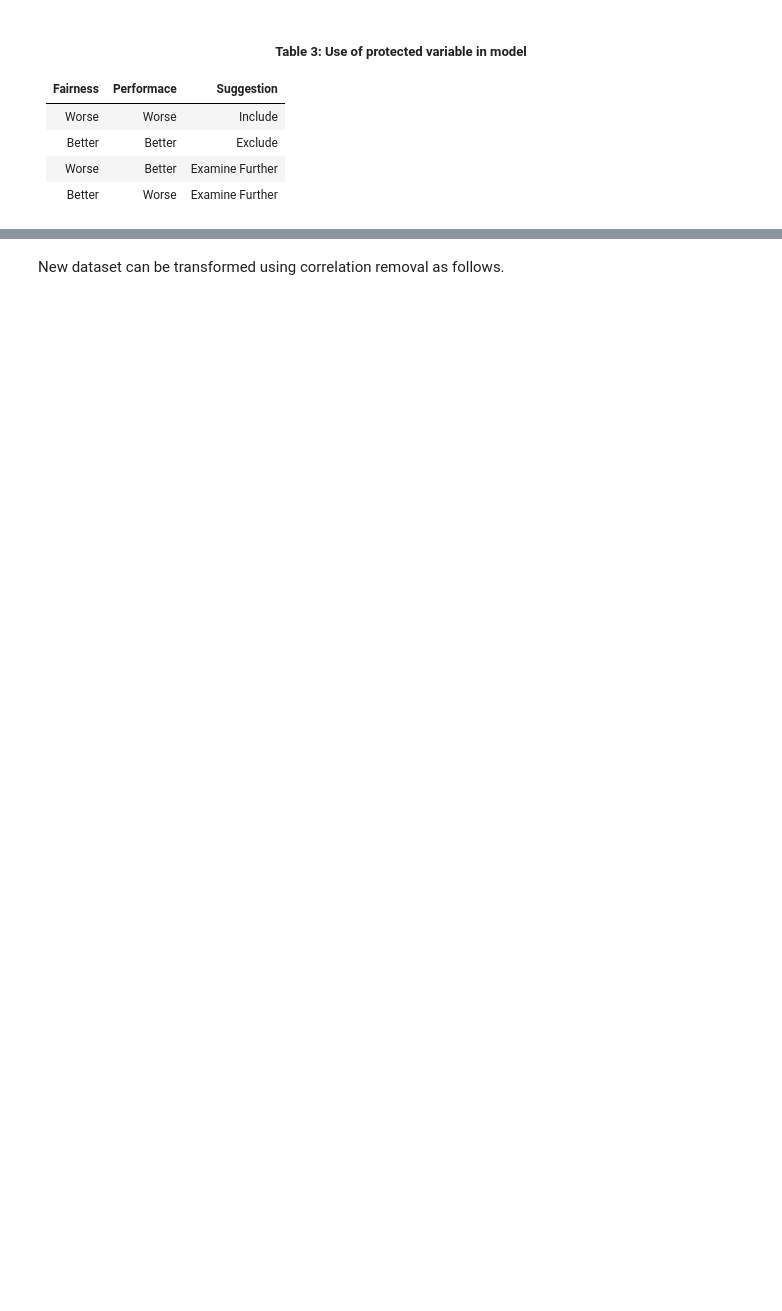
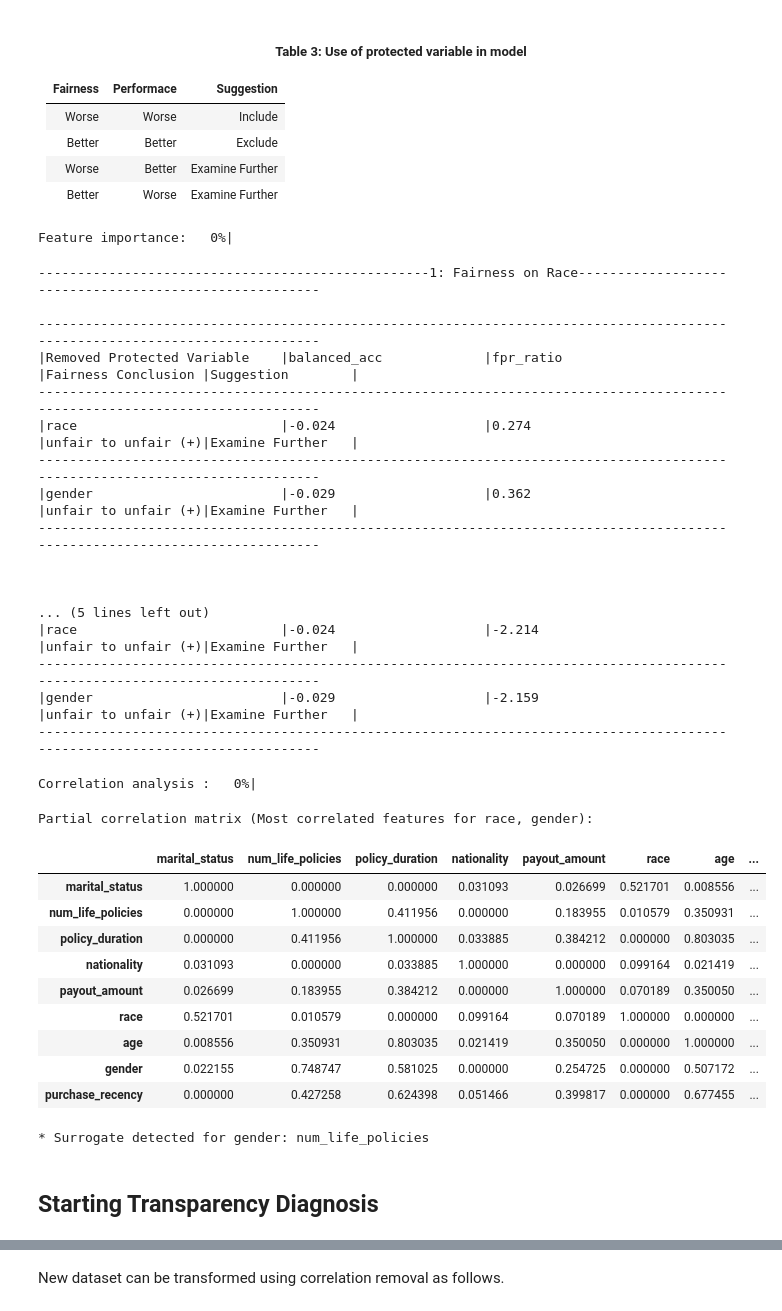
Before and after one commit to mas-veritas2/veritastool, a Jupyter notebook: veritastool/examples/PUW_demo.ipynb, the cells around one changed output, grey strips where cells are left out. Drawn from its saved outputs; the diff is of its cells as text; code cells hidden in the pictures; blank space fills up the shorter version.

```diff
--- a/veritastool/examples/PUW_demo.ipynb
+++ b/veritastool/examples/PUW_demo.ipynb
@@ -188,4 +279,38 @@ pred_underwriting_obj.tradeoff()
 |Worse|Better|Examine Further|
 |Better|Worse|Examine Further|
 # %%
-pred_underwriting_obj.feature_importance(correlation_threshold=0.7)
+pred_underwriting_obj.feature_importance()
+# %% [output]
+Feature importance:   0%|
+--------------------------------------------------1: Fairness on Race-------------------------------------------------------
+
+----------------------------------------------------------------------------------------------------------------------------
+|Removed Protected Variable    |balanced_acc             |fpr_ratio                |Fairness Conclusion |Suggestion        |
+----------------------------------------------------------------------------------------------------------------------------
+|race                          |-0.024                   |0.274                    |unfair to unfair (+)|Examine Further   |
+----------------------------------------------------------------------------------------------------------------------------
+|gender                        |-0.029                   |0.362                    |unfair to unfair (+)|Examine Further   |
+----------------------------------------------------------------------------------------------------------------------------
+
+
+
+... (5 lines left out)
+|race                          |-0.024                   |-2.214                   |unfair to unfair (+)|Examine Further   |
+----------------------------------------------------------------------------------------------------------------------------
+|gender                        |-0.029                   |-2.159                   |unfair to unfair (+)|Examine Further   |
+----------------------------------------------------------------------------------------------------------------------------
+Correlation analysis :   0%|
+Partial correlation matrix (Most correlated features for race, gender):
+|  | marital_status | num_life_policies | policy_duration | nationality | payout_amount | race | age | ... |
+| marital_status | 1.000000 | 0.000000 | 0.000000 | 0.031093 | 0.026699 | 0.521701 | 0.008556 | ... |
+| num_life_policies | 0.000000 | 1.000000 | 0.411956 | 0.000000 | 0.183955 | 0.010579 | 0.350931 | ... |
+| policy_duration | 0.000000 | 0.411956 | 1.000000 | 0.033885 | 0.384212 | 0.000000 | 0.803035 | ... |
+| nationality | 0.031093 | 0.000000 | 0.033885 | 1.000000 | 0.000000 | 0.099164 | 0.021419 | ... |
+| payout_amount | 0.026699 | 0.183955 | 0.384212 | 0.000000 | 1.000000 | 0.070189 | 0.350050 | ... |
+| race | 0.521701 | 0.010579 | 0.000000 | 0.099164 | 0.070189 | 1.000000 | 0.000000 | ... |
+| age | 0.008556 | 0.350931 | 0.803035 | 0.021419 | 0.350050 | 0.000000 | 1.000000 | ... |
+| gender | 0.022155 | 0.748747 | 0.581025 | 0.000000 | 0.254725 | 0.000000 | 0.507172 | ... |
+| purchase_recency | 0.000000 | 0.427258 | 0.624398 | 0.051466 | 0.399817 | 0.000000 | 0.677455 | ... |
+* Surrogate detected for gender: num_life_policies
+# %% [markdown]
+## Starting Transparency Diagnosis
```
Also changed, not shown: parts of 52 cells of this notebook, 33 other files.
